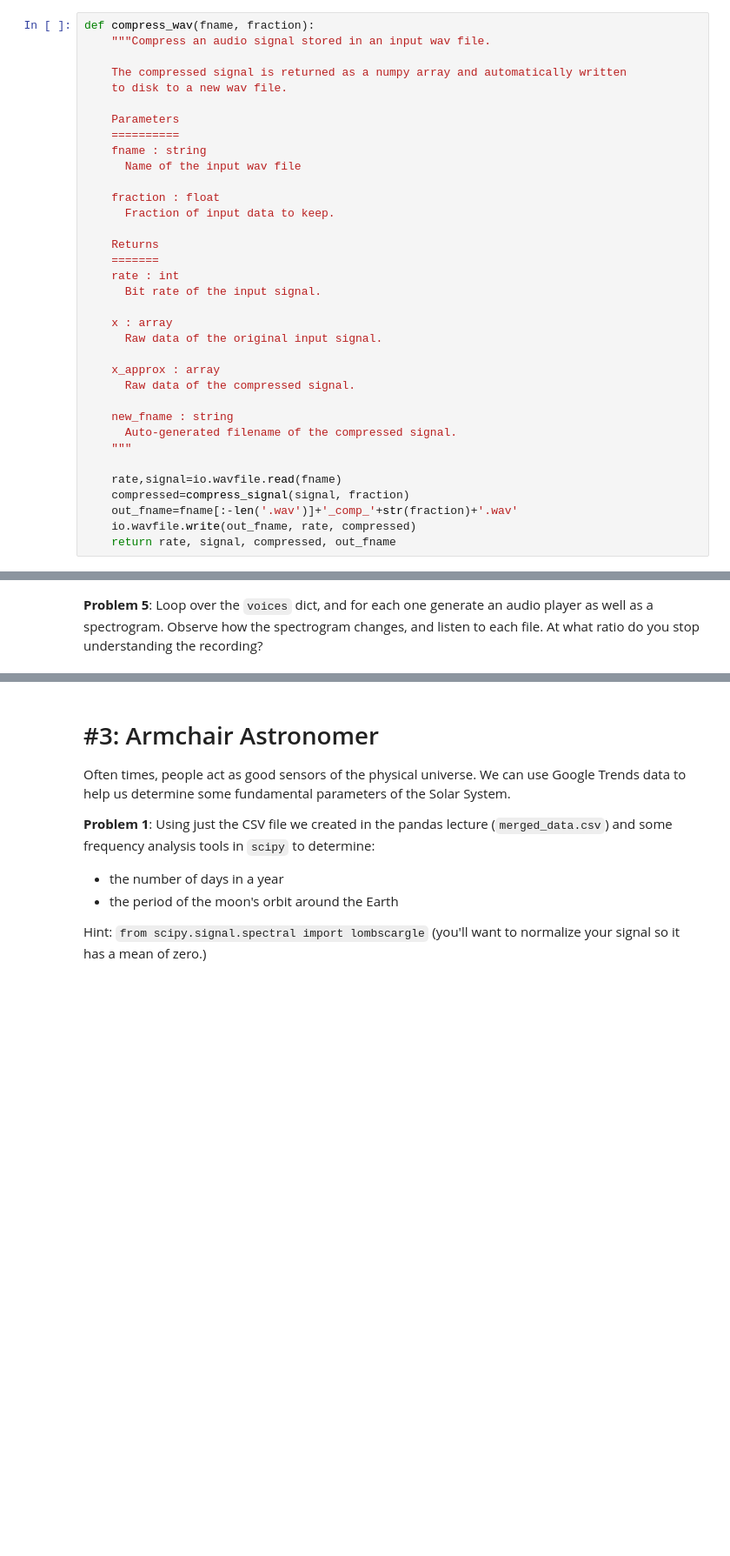
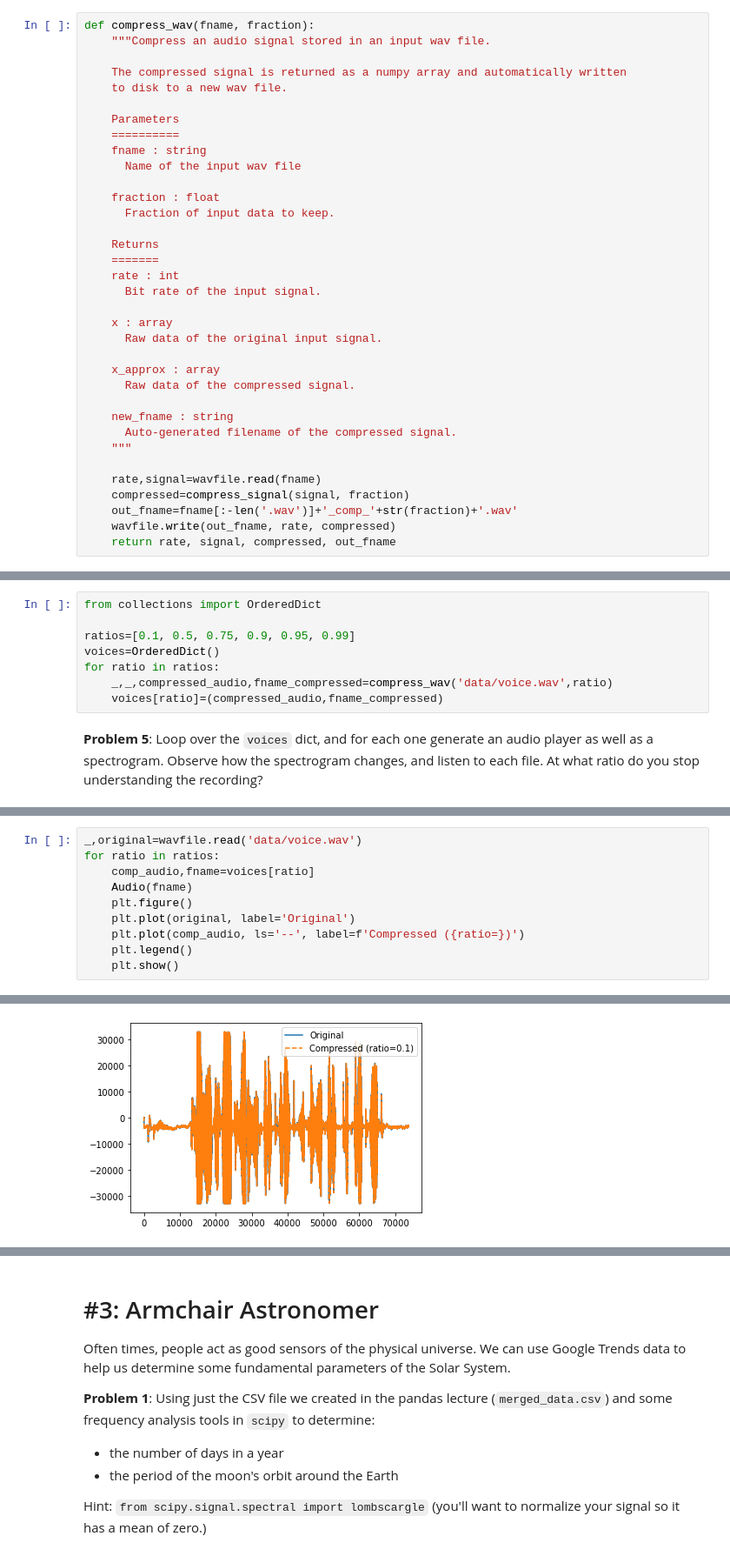
Before and after one commit to christianhbye/python_ay_250_hw, a Jupyter notebook: hw_1/hw_1_assignment.ipynb, the cells around one changed output, grey strips where cells are left out. Shown at 87% size. Saved outputs shown, nothing was run; the diff lists cells and outputs as text; blank space fills up the shorter version.

```diff
--- a/hw_1/hw_1_assignment.ipynb
+++ b/hw_1/hw_1_assignment.ipynb
@@ -388,10 +388,10 @@ def compress_wav(fname, fraction):
       Auto-generated filename of the compressed signal.
     """
 
-    rate,signal=io.wavfile.read(fname)
+    rate,signal=wavfile.read(fname)
     compressed=compress_signal(signal, fraction)
     out_fname=fname[:-len('.wav')]+'_comp_'+str(fraction)+'.wav'
-    io.wavfile.write(out_fname, rate, compressed)
+    wavfile.write(out_fname, rate, compressed)
     return rate, signal, compressed, out_fname
 # %% [markdown]
 **Problem 4**: Study the effect of compressing the input file at different ratios: 0.1, 0.5, 0.75, 0.9, 0.95, 0.99.
@@ -407,2 +405,10 @@ You will create an `OrderedDict` called `voices`, with:
+# %%
+from collections import OrderedDict
+
+ratios=[0.1, 0.5, 0.75, 0.9, 0.95, 0.99]
+voices=OrderedDict()
+for ratio in ratios:
+    _,_,compressed_audio,fname_compressed=compress_wav('data/voice.wav',ratio)
+    voices[ratio]=(compressed_audio,fname_compressed)
 # %% [markdown]
 **Problem 5**: Loop over the `voices` dict, and for each one generate an audio player as well as a spectrogram.  Observe how the spectrogram changes, and listen to each file.  At what ratio do you stop understanding the recording?
@@ -410,0 +415,11 @@ You will create an `OrderedDict` called `voices`, with:
+# %%
+_,original=wavfile.read('data/voice.wav')
+for ratio in ratios:
+    comp_audio,fname=voices[ratio]
+    Audio(fname)
+    plt.figure()
+    plt.plot(original, label='Original')
+    plt.plot(comp_audio, ls='--', label=f'Compressed ({ratio=})')
+    plt.legend()
+    plt.show()
+# %% [output]
@@ -410,0 +427 @@ You will create an `OrderedDict` called `voices`, with:
+[figure, added]
```
Also changed, not shown: parts of 5 cells of this notebook.
